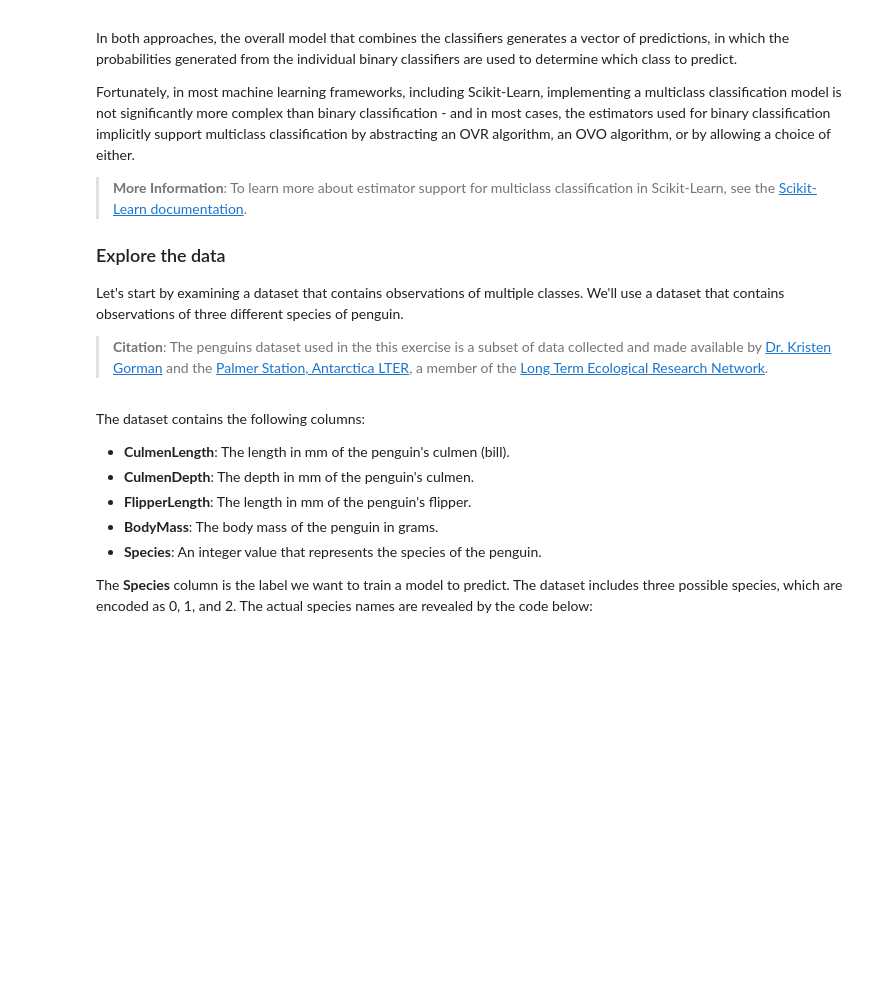
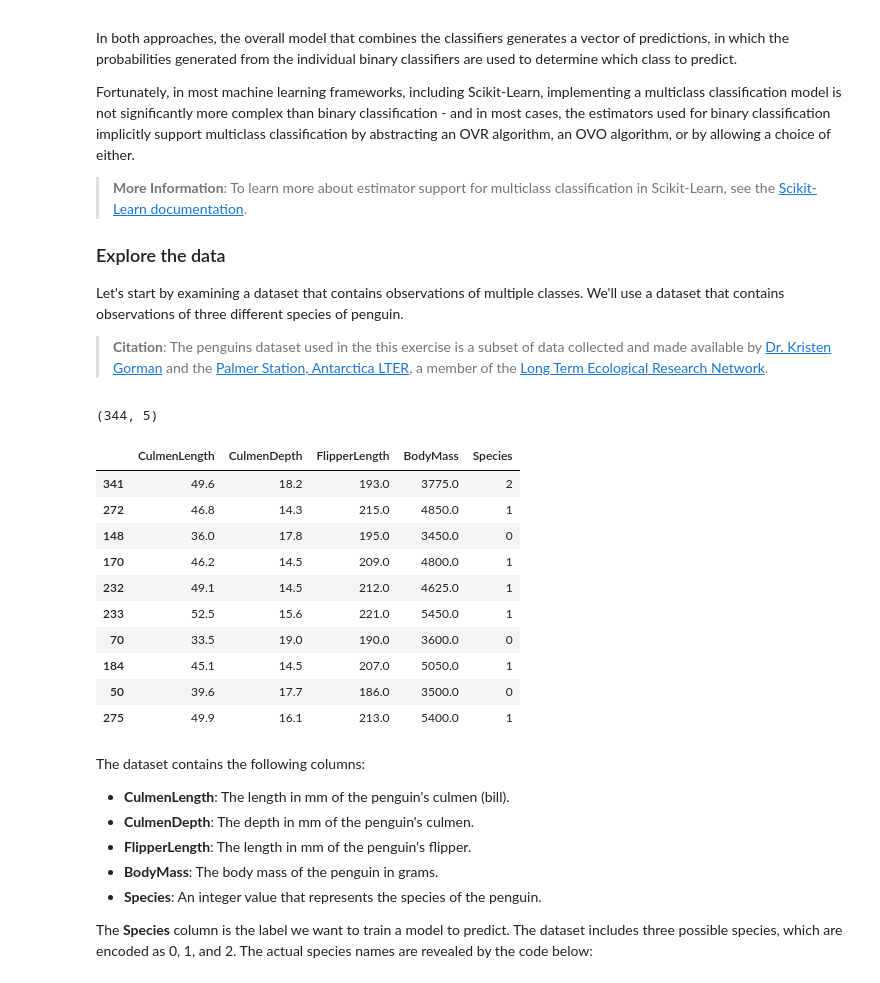
Before and after one commit to hugosouto/coursera-microsoft-azure-ds-specialization, a Jupyter notebook: course-create-ml-models-in-azure/W2L1-train-and-evaluate-classification-models/03-multiclass.ipynb, the cells around one changed output. Drawn from its saved outputs; the diff is of its cells as text; code cells hidden in the pictures; blank space fills up the shorter version.

```diff
--- a/course-create-ml-models-in-azure/W2L1-train-and-evaluate-classification-models/03-multiclass.ipynb
+++ b/course-create-ml-models-in-azure/W2L1-train-and-evaluate-classification-models/03-multiclass.ipynb
@@ -36,13 +36,45 @@ member of the [Long Term Ecological Research Network](https://lternet.edu).
 # %%
 import pandas as pd
 
 # load the training dataset
-!wget https://raw.githubusercontent.com/MicrosoftDocs/mslearn-introduction-to-machine-learning/main/Data/ml-basics/penguins.csv
-penguins = pd.read_csv('penguins.csv')
+# !wget https://raw.githubusercontent.com/MicrosoftDocs/mslearn-introduction-to-machine-learning/main/Data/ml-basics/penguins.csv
+# penguins = pd.read_csv('penguins.csv')
+
+def csv_to_df(filename, url):
+    '''
+    Load the training dataset with urllib (if needed) into a Pandas dataframe.
+    '''
+
+    try:
+        df = pd.read_csv(filename)
+    except:
+        import urllib.request
+        urllib.request.urlretrieve(url, filename)
+        df = pd.read_csv(filename)
+    return df
+
+filename = 'penguins.csv'
+url = 'https://raw.githubusercontent.com/MicrosoftDocs/mslearn-introduction-to-machine-learning/main/Data/ml-basics/penguins.csv'
+
+penguins = csv_to_df(filename, url)
+print(penguins.shape)
 
 # Display a random sample of 10 observations
 sample = penguins.sample(10)
 sample
+# %% [output]
+(344, 5)
+|  | CulmenLength | CulmenDepth | FlipperLength | BodyMass | Species |
+| 341 | 49.6 | 18.2 | 193.0 | 3775.0 | 2 |
+| 272 | 46.8 | 14.3 | 215.0 | 4850.0 | 1 |
+| 148 | 36.0 | 17.8 | 195.0 | 3450.0 | 0 |
+| 170 | 46.2 | 14.5 | 209.0 | 4800.0 | 1 |
+| 232 | 49.1 | 14.5 | 212.0 | 4625.0 | 1 |
+| 233 | 52.5 | 15.6 | 221.0 | 5450.0 | 1 |
+| 70 | 33.5 | 19.0 | 190.0 | 3600.0 | 0 |
+| 184 | 45.1 | 14.5 | 207.0 | 5050.0 | 1 |
+| 50 | 39.6 | 17.7 | 186.0 | 3500.0 | 0 |
+| 275 | 49.9 | 16.1 | 213.0 | 5400.0 | 1 |
 # %% [markdown]
 The dataset contains the following columns:
 * **CulmenLength**: The length in mm of the penguin's culmen (bill).
```
Also changed, not shown: parts of 19 cells of this notebook.
